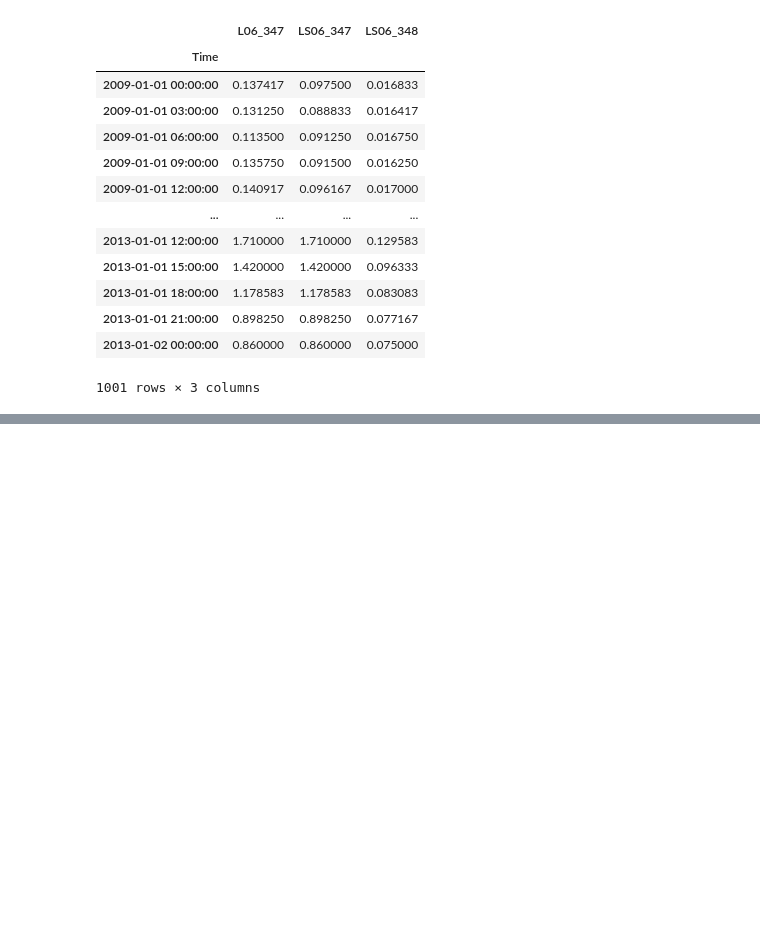
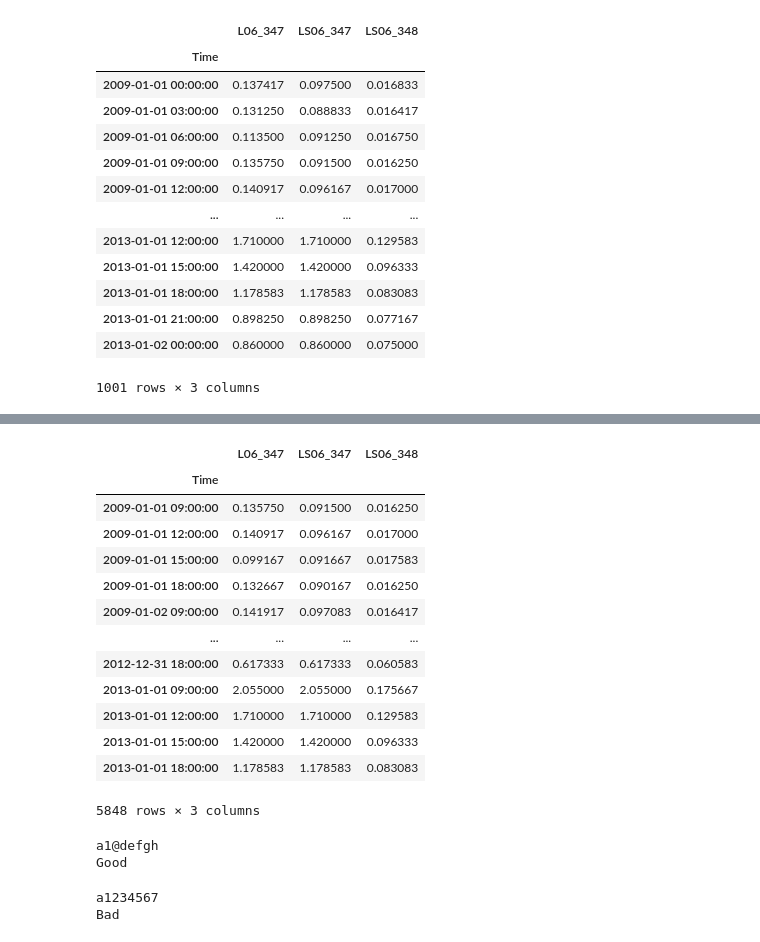
Before and after one commit to Dhinesh-Fedor/Python---Basics, a Jupyter notebook: Python_Basics(Practice).ipynb, the cells around one changed output, grey strips where cells are left out. Drawn from its saved outputs; the diff is of its cells as text; code cells hidden in the pictures; blank space fills up the shorter version.

```diff
--- a/Python_Basics(Practice).ipynb
+++ b/Python_Basics(Practice).ipynb
@@ -161,0 +158,60 @@ AttributeError: 'str' object has no attribute 'search'
+# %%
+# Exercise 4
+#select all 'daytime' data (between 8h and 20h) for all days
+
+data5 = data1[(data1.index.hour >= 8) & (data1.index.hour <= 20)]
+data5
+# %% [output]
+|  | L06_347 | LS06_347 | LS06_348 |
+| Time |  |  |  |
+| 2009-01-01 09:00:00 | 0.135750 | 0.091500 | 0.016250 |
+| 2009-01-01 12:00:00 | 0.140917 | 0.096167 | 0.017000 |
+| 2009-01-01 15:00:00 | 0.099167 | 0.091667 | 0.017583 |
+| 2009-01-01 18:00:00 | 0.132667 | 0.090167 | 0.016250 |
+| 2009-01-02 09:00:00 | 0.141917 | 0.097083 | 0.016417 |
+| ... | ... | ... | ... |
+| 2012-12-31 18:00:00 | 0.617333 | 0.617333 | 0.060583 |
+| 2013-01-01 09:00:00 | 2.055000 | 2.055000 | 0.175667 |
+| 2013-01-01 12:00:00 | 1.710000 | 1.710000 | 0.129583 |
+| 2013-01-01 15:00:00 | 1.420000 | 1.420000 | 0.096333 |
+| 2013-01-01 18:00:00 | 1.178583 | 1.178583 | 0.083083 |
+5848 rows × 3 columns
+# %%
+#IPS
+def check_password(password):
+  if not password[0].isalpha():
+    print("Bad")
+    return
+  if len(password) < 8:
+    print("Bad")
+    return
+  if not any(a.isdigit() for a in password):
+    print("Bad")
+    return
+  if not any(a in "@$!%*?&" for a in password):
+    print("Bad")
+    return
+  print("Good")
+
+password = input()
+check_password(password)
+# %% [output]
+a1@defgh
+Good
+# %%
+#IPS
+#using regex
+
+import re
+def check_password(password):
+  if re.match(r"^(?=.*[a-zA-Z])(?=.*\d)(?=.*[@$!%*?&])[A-Za-z\d@$!%*?&]{8,}$", password):
+    print("Good")
+  else:
+    print("Bad")
+
+password = input()
+
+check_password(password)
+# %% [output]
+a1234567
+Bad
```
Also changed, not shown: parts of 9 cells of this notebook.
